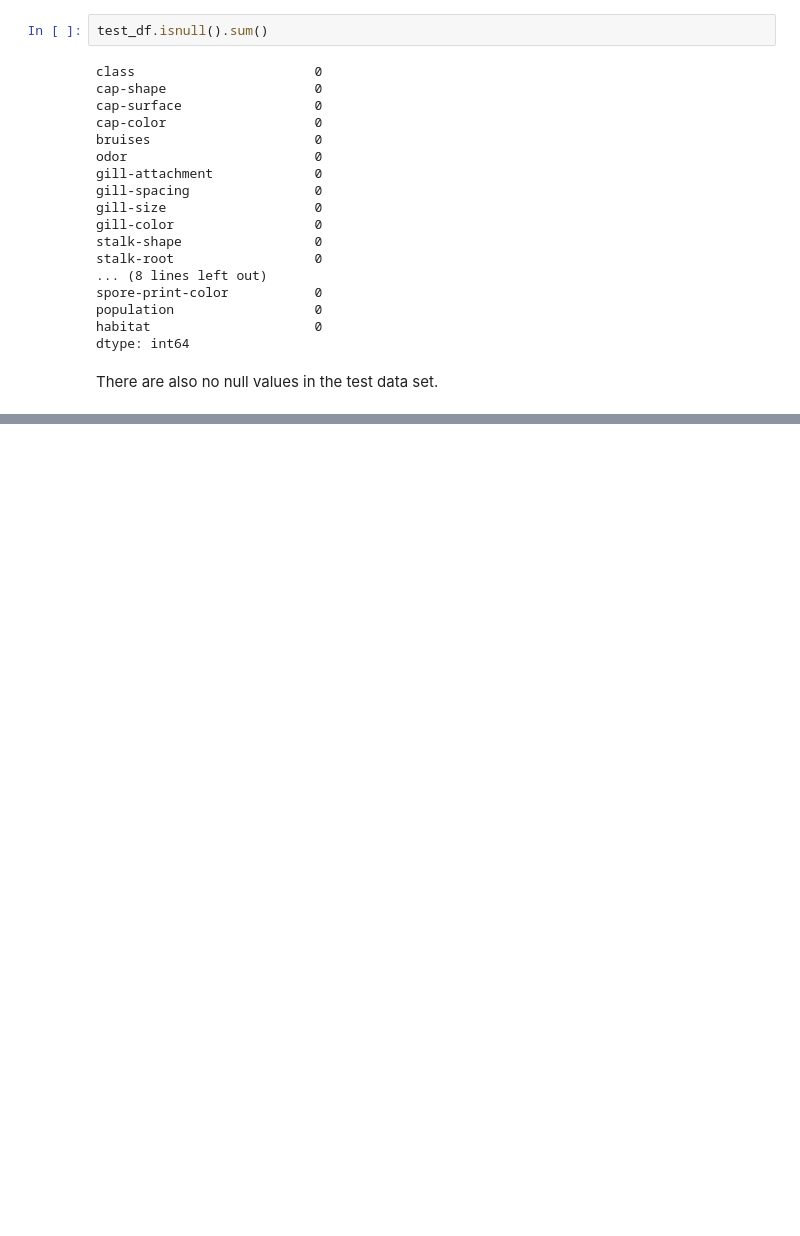
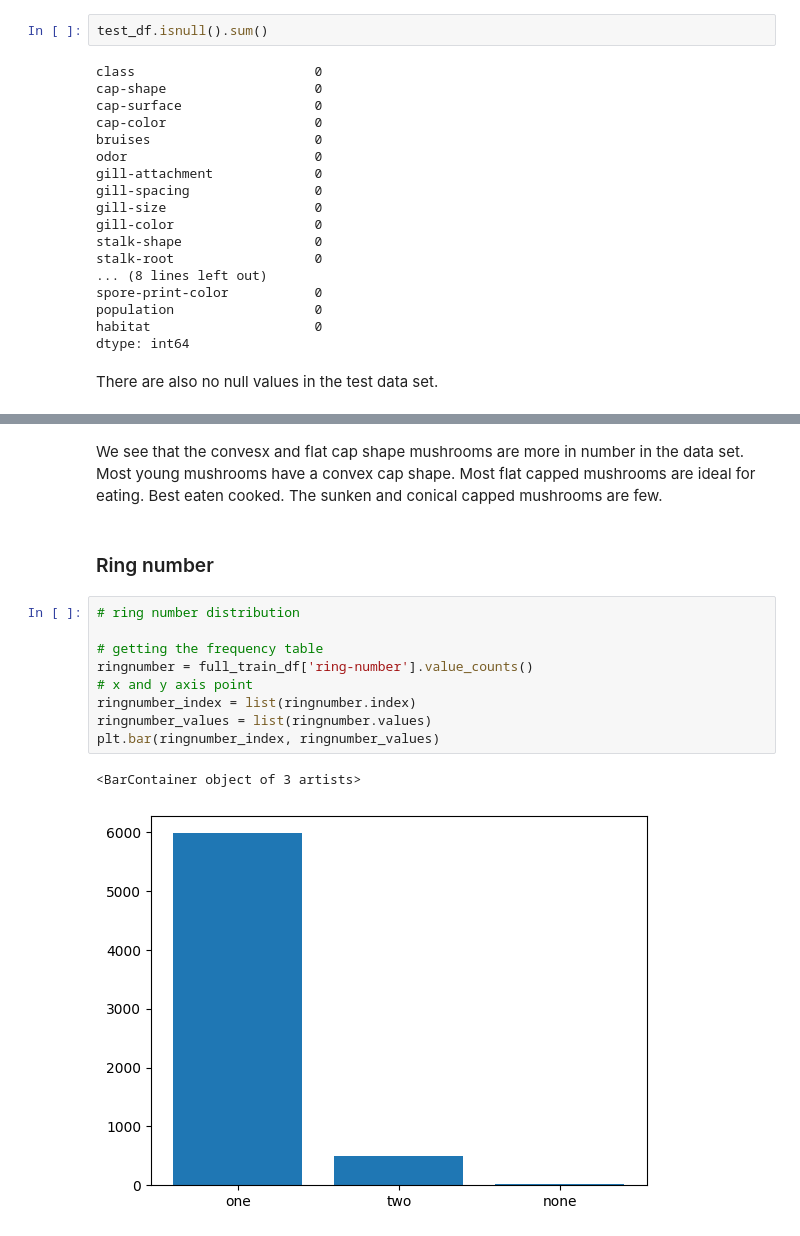
Before and after one commit to Emekadavid/mushroom-classification, a Jupyter notebook: notebook.ipynb, the cells around one changed output, grey strips where cells are left out. Saved outputs shown, nothing was run; the diff lists cells and outputs as text; blank space fills up the shorter version.

```diff
--- a/notebook.ipynb
+++ b/notebook.ipynb
@@ -236,0 +271,16 @@ Let's examine the charts for select features.
+# %% [markdown]
+We see that the convesx and flat cap shape mushrooms are more in number in the data set. Most young mushrooms have a convex cap shape. Most flat capped mushrooms are ideal for eating. Best eaten cooked. The sunken and conical capped mushrooms are few.
+# %% [markdown]
+### Ring number
+# %%
+# ring number distribution
+
+# getting the frequency table
+ringnumber = full_train_df['ring-number'].value_counts()
+# x and y axis point
+ringnumber_index = list(ringnumber.index)
+ringnumber_values = list(ringnumber.values)
+plt.bar(ringnumber_index, ringnumber_values)
+# %% [output]
+<BarContainer object of 3 artists>
+[figure, added]
```
Also changed, not shown: parts of 33 cells of this notebook, 1 other file.
